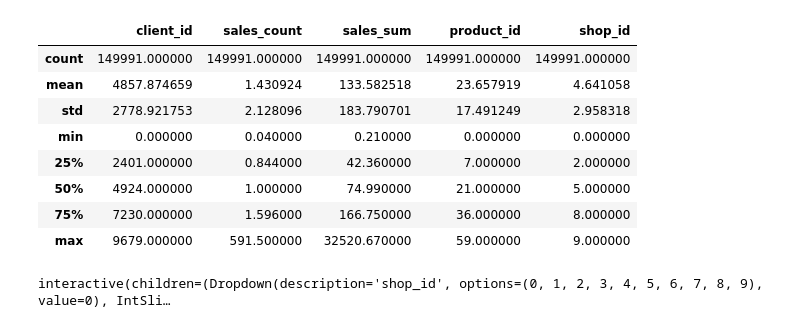
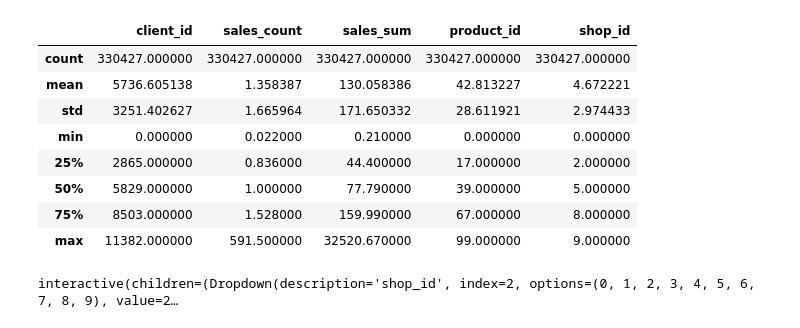
Before and after one commit to maksutovaynur/lenta_hack, a Jupyter notebook: Demonstration_new.ipynb, the cells around one changed output. Drawn from its saved outputs; the diff is of its cells as text; code cells hidden in the pictures.

```diff
--- a/Demonstration_new.ipynb
+++ b/Demonstration_new.ipynb
@@ -59,12 +19,0 @@ desc = data.describe()
-# %%
-desc
-# %% [output]
-|  | client_id | sales_count | sales_sum | product_id | shop_id |
-| count | 149991.000000 | 149991.000000 | 149991.000000 | 149991.000000 | 149991.000000 |
-| mean | 4857.874659 | 1.430924 | 133.582518 | 23.657919 | 4.641058 |
-| std | 2778.921753 | 2.128096 | 183.790701 | 17.491249 | 2.958318 |
-| min | 0.000000 | 0.040000 | 0.210000 | 0.000000 | 0.000000 |
-| 25% | 2401.000000 | 0.844000 | 42.360000 | 7.000000 | 2.000000 |
-| 50% | 4924.000000 | 1.000000 | 74.990000 | 21.000000 | 5.000000 |
-| 75% | 7230.000000 | 1.596000 | 166.750000 | 36.000000 | 8.000000 |
-| max | 9679.000000 | 591.500000 | 32520.670000 | 59.000000 | 9.000000 |
@@ -84,0 +20,28 @@ def show_predictions(shop_id, product_id, today, predict_days):
+# %%
+conf = json.load(open("./ids.json", "r"))
+
+selected_materials = conf["selected_materials"]
+selected_plants = conf["selected_plants"]
+
+selected_plants_dict = {v: i for i, v in enumerate(selected_plants)}
+# %%
+data = P.read_preproc_cut_transcations_data(
+    path="./.data/tr.parquet",
+    plants=selected_plants,
+    materials=selected_materials,
+)
+imp = pd.read_csv("./.data/imp.csv")
+sat = pd.read_csv("./.data/sat.csv")
+imp = imp[imp["material"].isin(selected_materials)].reset_index()[["material", "g_i_c", "plant"]]
+desc = data.describe()
+desc
+# %% [output]
+|  | client_id | sales_count | sales_sum | product_id | shop_id |
+| count | 330427.000000 | 330427.000000 | 330427.000000 | 330427.000000 | 330427.000000 |
+| mean | 5736.605138 | 1.358387 | 130.058386 | 42.813227 | 4.672221 |
+| std | 3251.402627 | 1.665964 | 171.650332 | 28.611921 | 2.974433 |
+| min | 0.000000 | 0.022000 | 0.210000 | 0.000000 | 0.000000 |
+| 25% | 2865.000000 | 0.836000 | 44.400000 | 17.000000 | 2.000000 |
+| 50% | 5829.000000 | 1.000000 | 77.790000 | 39.000000 | 5.000000 |
+| 75% | 8503.000000 | 1.528000 | 159.990000 | 67.000000 | 8.000000 |
+| max | 11382.000000 | 591.500000 | 32520.670000 | 99.000000 | 9.000000 |
@@ -85,10 +106,10 @@ def show_predictions(shop_id, product_id, today, predict_days):
 # %%
 W.interactive(
     show_predictions,
-    shop_id = list(range(int(desc["shop_id"]["max"]) + 1)),
-    product_id = W.IntSlider(min=0, max=int(desc["product_id"]["max"]), value=10),
+    shop_id = W.Dropdown(options=list(range(int(desc["shop_id"]["max"]) + 1)), value=2),
+    product_id = W.IntSlider(min=0, max=int(desc["product_id"]["max"]), value=26),
     predict_days=W.IntSlider(min=3, max=15, value=14),
     today=W.DatePicker(value=data["chq_date"].max() - timedelta(days=5))
 )
 # %% [output]
-interactive(children=(Dropdown(description='shop_id', options=(0, 1, 2, 3, 4, 5, 6, 7, 8, 9), value=0), IntSli…
+interactive(children=(Dropdown(description='shop_id', index=2, options=(0, 1, 2, 3, 4, 5, 6, 7, 8, 9), value=2…
```
Also changed, not shown: parts of 7 cells of this notebook, 4 other files.
